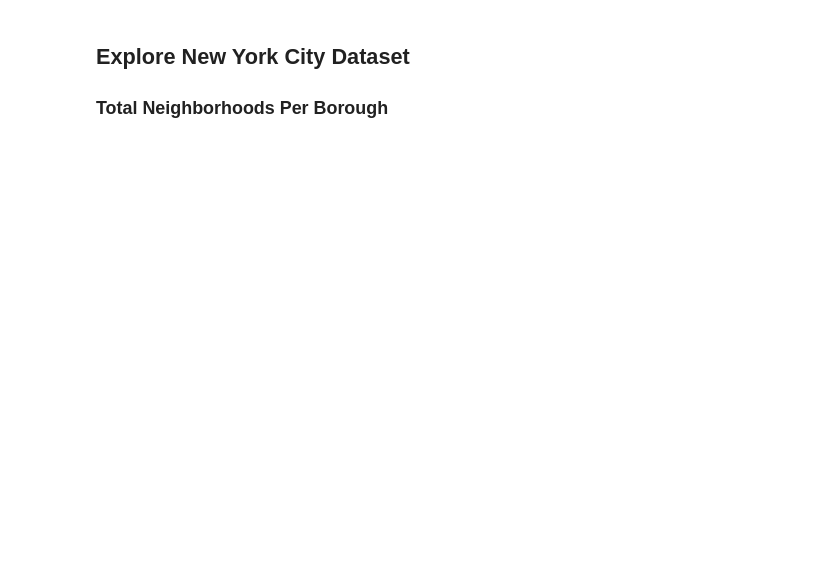
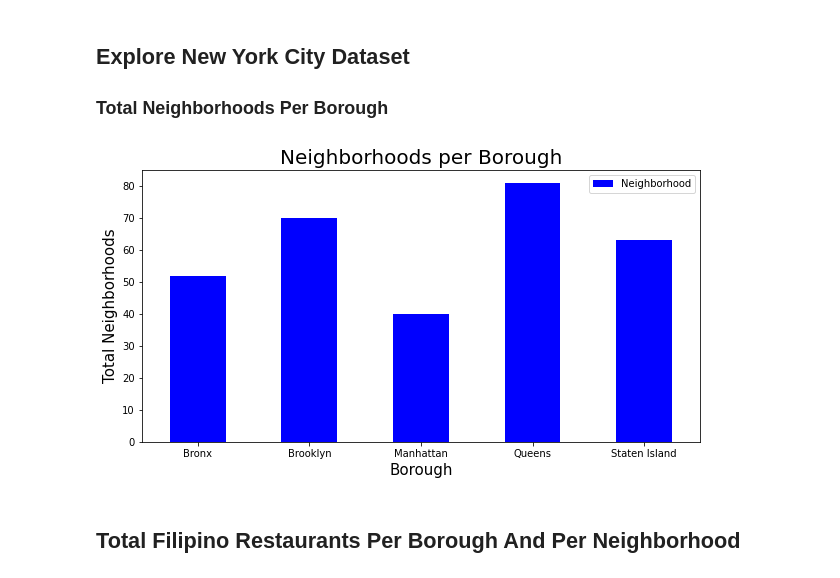
Before and after one commit to sideshowmel29/Coursera_Capstone, a Jupyter notebook: Data Science Capstone Project.ipynb, the cells around one changed output. Saved outputs shown, nothing was run; the diff lists cells and outputs as text; code cells hidden in the pictures; blank space fills up the shorter version.

```diff
--- a/Data Science Capstone Project.ipynb
+++ b/Data Science Capstone Project.ipynb
@@ -63,24 +173,3 @@ print('Libraries imported.')
-# %%
-def get_nyc_data():
-    url='https://cocl.us/new_york_dataset'
-    resp=requests.get(url).json()
-    # all data is present in features label
-    features=resp['features']
-    # define the dataframe columns
-    column_names = ['Borough', 'Neighborhood', 'Latitude', 'Longitude']
-    # instantiate the dataframe
-    nyc_data = pd.DataFrame(columns=column_names)
-    for data in features:
-        borough = data['properties']['borough']
-        neighborhood_name = data['properties']['name']
-        neighborhood_latlon = data['geometry']['coordinates']
-        neighborhood_lat = neighborhood_latlon[1]
-        neighborhood_lon = neighborhood_latlon[0]
-        nyc_data = nyc_data.append({'Borough': borough,
-                                          'Neighborhood': neighborhood_name,
-                                          'Latitude': neighborhood_lat,
-                                          'Longitude': neighborhood_lon}, ignore_index=True)
-    return nyc_data
 # %%
 ny_data = get_nyc_data()
 ny_data.head()
@@ -90,11 +188,15 @@ ny_data.shape
 <h2>Explore New York City Dataset</h2>
 <h3>Total Neighborhoods Per Borough</h3>
 # %%
-clr = "green"
+clr = "blue"
 ny_data.groupby('Borough')['Neighborhood'].count().plot.bar(figsize=(10,5), color=clr)
 plt.title('Neighborhoods per Borough', fontsize = 20)
 plt.xlabel('Borough', fontsize = 15)
 plt.ylabel('Total Neighborhoods',fontsize = 15)
 plt.xticks(rotation = 'horizontal')
 plt.legend()
 plt.show()
+# %% [output]
+[figure, added]
+# %% [markdown]
+<h2>Total Filipino Restaurants Per Borough And Per Neighborhood</h2>
```
Also changed, not shown: parts of 40 cells of this notebook.
